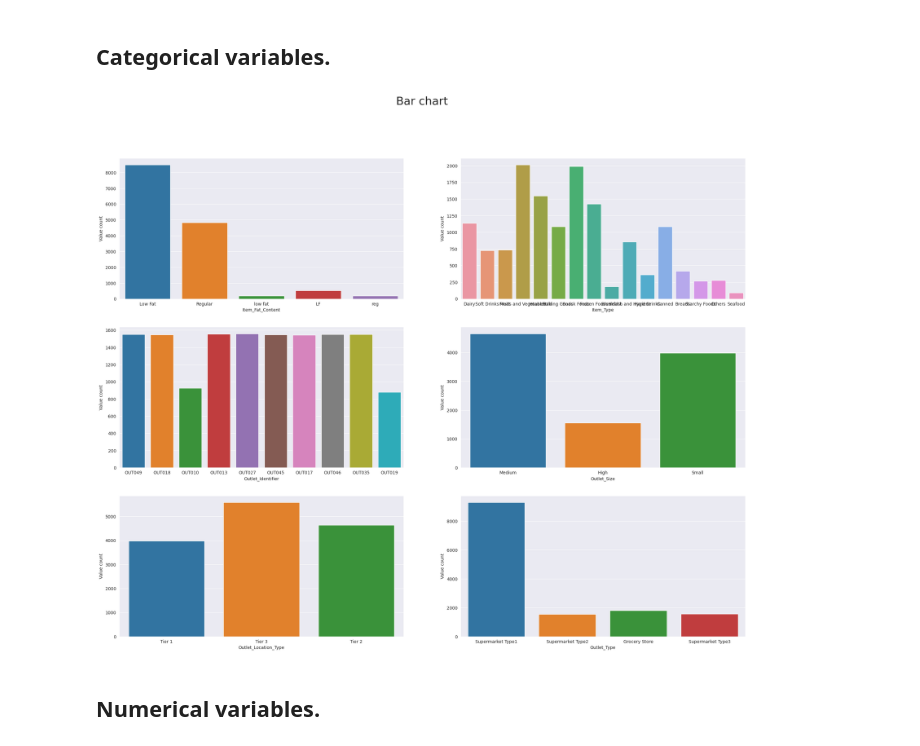
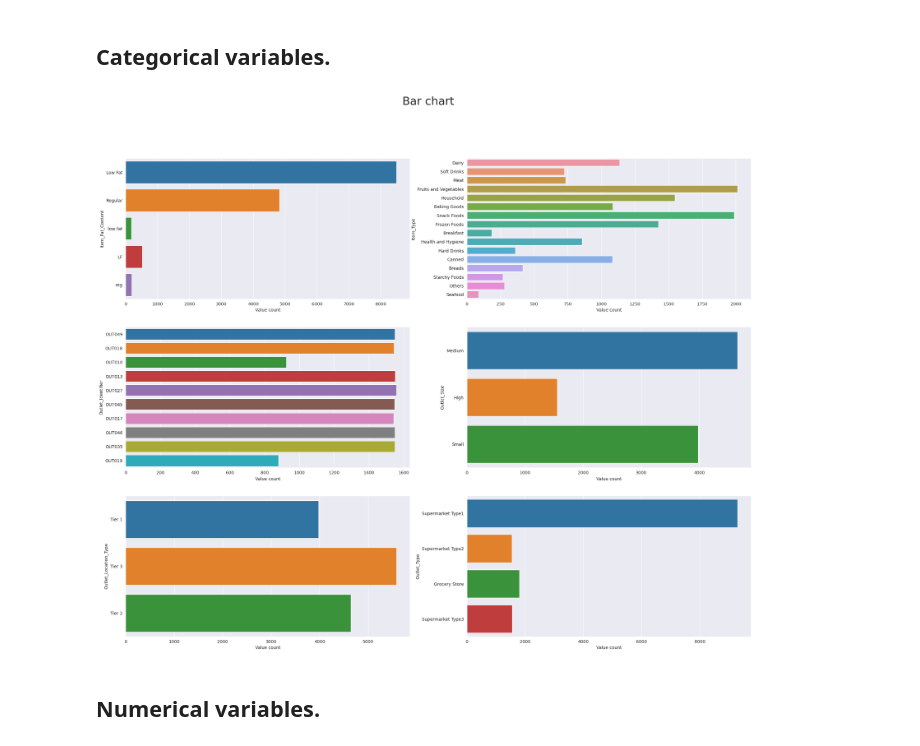
Before and after one commit to Suman-Adhikary/Big-Mart-Sale-Prediction, a Jupyter notebook: Bigmart_Sale_Prediction.ipynb, the cells around one changed output. Drawn from its saved outputs; the diff is of its cells as text; code cells hidden in the pictures.

```diff
--- a/Bigmart_Sale_Prediction.ipynb
+++ b/Bigmart_Sale_Prediction.ipynb
@@ -124,5 +141,3 @@ print(myTable)
 |    Outlet_Location_Type   |      3       |       0       |   object  |
 |        Outlet_Type        |      4       |       0       |   object  |
 +---------------------------+--------------+---------------+-----------+
-# %%
-X = X.drop(['Item_Identifier'], axis=1)
@@ -152,26 +179,27 @@ plt.show()
 ## Categorical variables.
 # %%
 col = [col for col in X.columns if X[col].dtypes == 'object']
+col = col[1:]
 
 fig, axs = plt.subplots(3, 2, figsize=(26, 20), squeeze=False)
 
 Axis = []
 for j in range(3):
     for k in range(2):
         Axis.append(axs[j, k])
 
 for i in range(len(col)):
-    sns.countplot(data = X, x = X[col[i]], ax=Axis[i])
-    Axis[i].set_ylabel('Value count')
+    sns.countplot(data = X, y = X[col[i]], ax=Axis[i])
+    Axis[i].set_xlabel('Value count')
 
 for ax in axs.flat:
         if not bool(ax.has_data()):
             fig.delaxes(ax)
 
 fig.suptitle("Bar chart", fontsize=26)
 plt.show()
 # %% [output]
-[figure, old version]
+[figure, new version]
 # %% [markdown]
 ## Numerical variables.
 # %%
```
Also changed, not shown: parts of 35 cells of this notebook.
